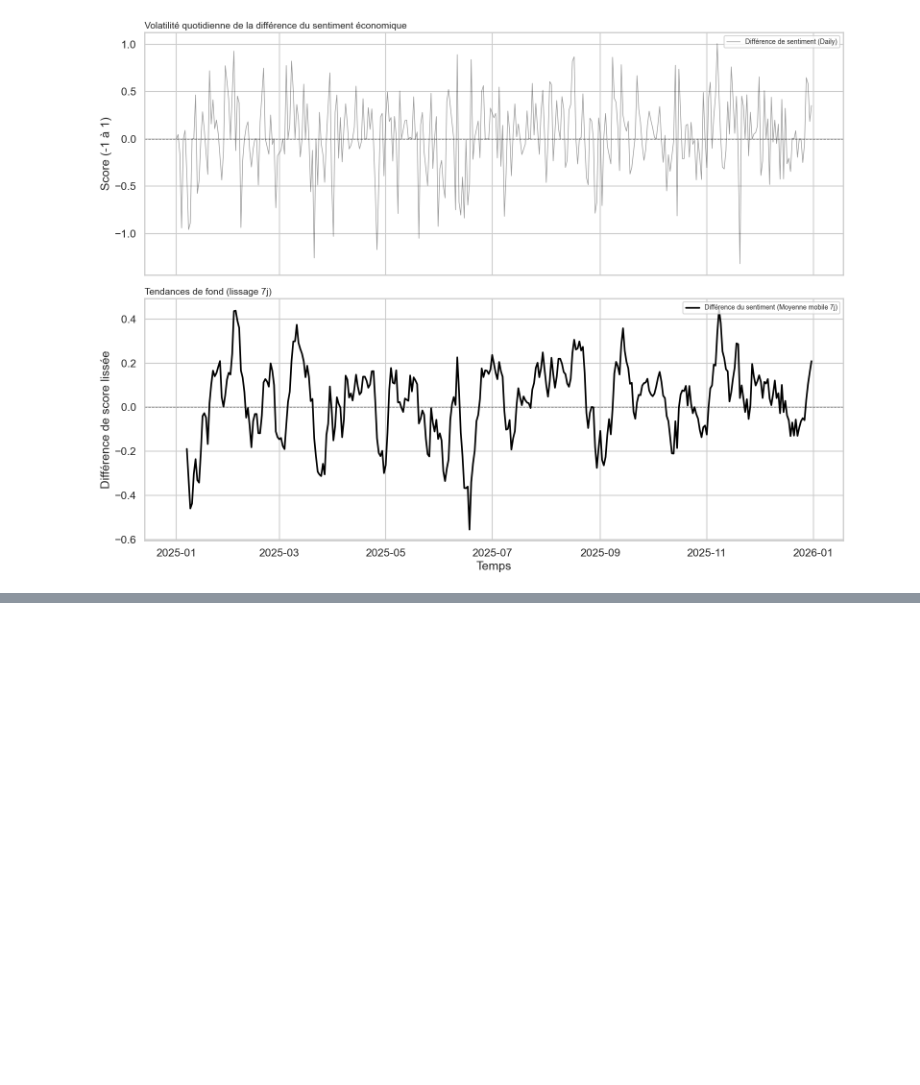
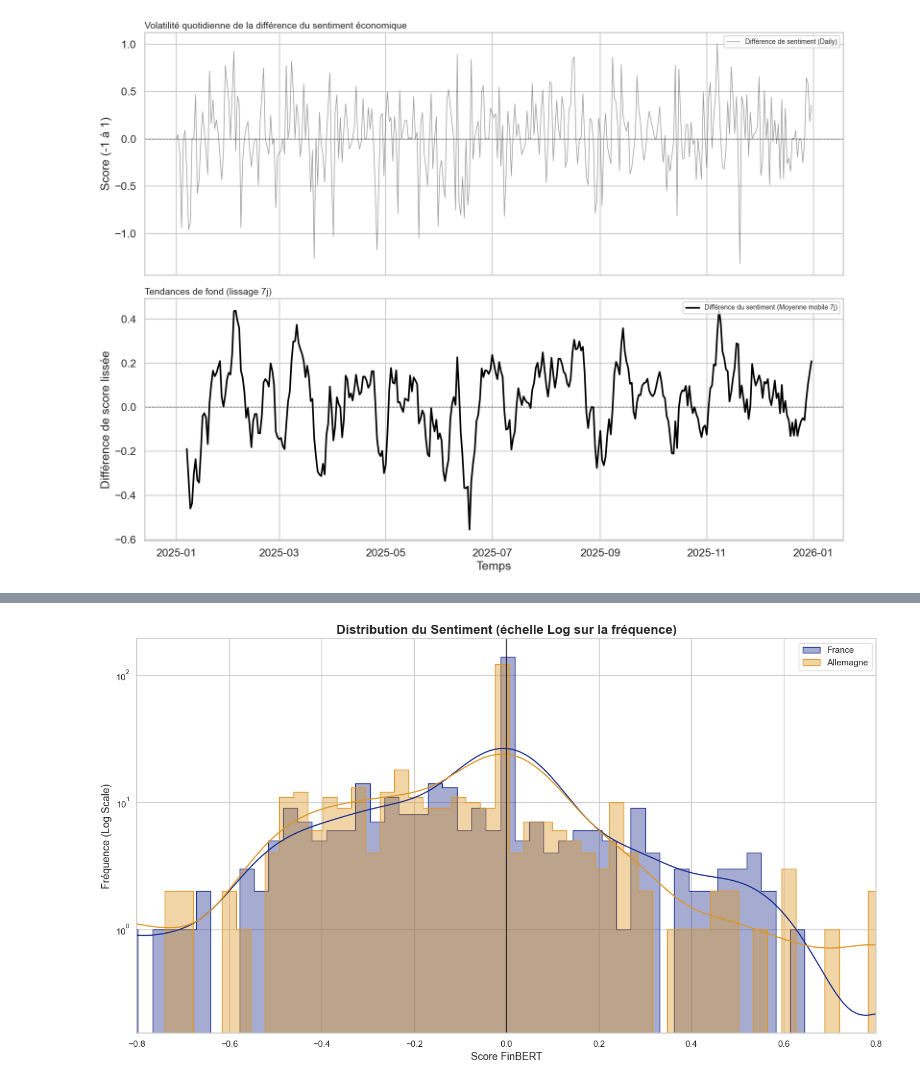
Before and after one commit to elyanrgn/Nowcasting_ENSAE, a Jupyter notebook: sentiment_viz.ipynb, the cells around one changed output, grey strips where cells are left out. Saved outputs shown, nothing was run; the diff lists cells and outputs as text; code cells hidden in the pictures; blank space fills up the shorter version.

```diff
--- a/sentiment_viz.ipynb
+++ b/sentiment_viz.ipynb
@@ -281,0 +466,42 @@ plt.show()
+# %%
+import pandas as pd
+import matplotlib.pyplot as plt
+import seaborn as sns
+import os
+
+# --- 1. CHARGEMENT ---
+DATA_DIR = "data/processed"
+INPUT_FILE = "aggregated_daily_finbert.csv"
+df = pd.read_csv(os.path.join(DATA_DIR, INPUT_FILE), index_col=0, parse_dates=True)
+
+# --- 2. GRAPHIQUE (LOG SCALE SUR L'AXE Y) ---
+fig, ax = plt.subplots(figsize=(14, 8))
+sns.set_theme(style="whitegrid")
+
+col_fr = "#1e2f8e"
+col_de = "#de9725"
+
+# Histogramme avec axe Y en log
+sns.histplot(df['sent_fr'], bins=60, color=col_fr, label='France',
+             kde=True, alpha=0.4, element="step", ax=ax)
+
+sns.histplot(df['sent_de'], bins=60, color=col_de, label='Allemagne',
+             kde=True, alpha=0.4, element="step", ax=ax)
+
+# Passage de l'axe Y en échelle Log
+ax.set_yscale('log')
+
+# --- 3. HABILLAGE ---
+plt.axvline(0, color='black', linewidth=1.5, alpha=0.7, linestyle='-')
+plt.title("Distribution du Sentiment (échelle Log sur la fréquence)", fontsize=16, fontweight='bold')
+plt.xlabel("Score FinBERT", fontsize=13)
+plt.ylabel("Fréquence (Log Scale)", fontsize=13)
+plt.legend()
+
+# On ajuste les limites X pour ignorer les queues vides extrêmes
+plt.xlim(-0.8, 0.8)
+
+plt.tight_layout()
+plt.show()
+# %% [output]
+[figure, added]
```
Also changed, not shown: parts of 7 cells of this notebook, 7 other files.
